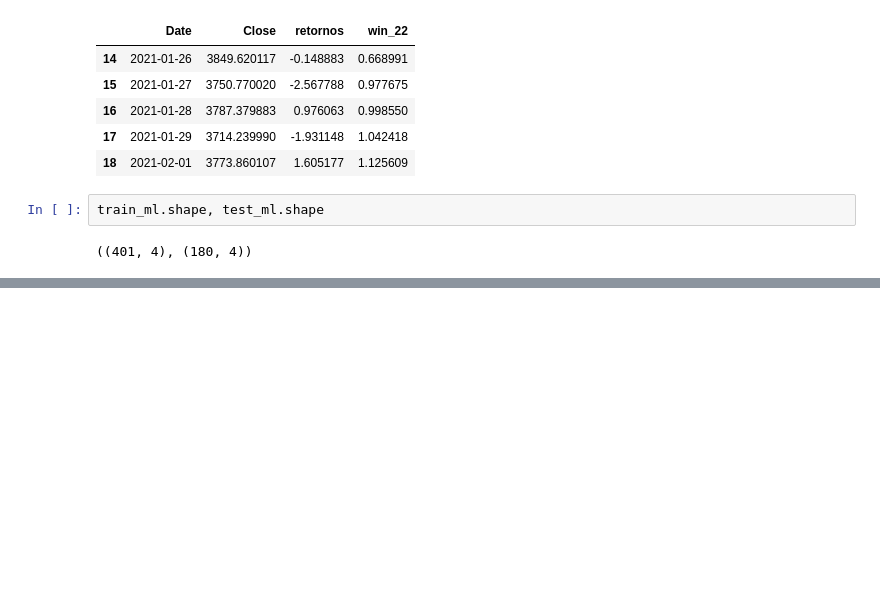
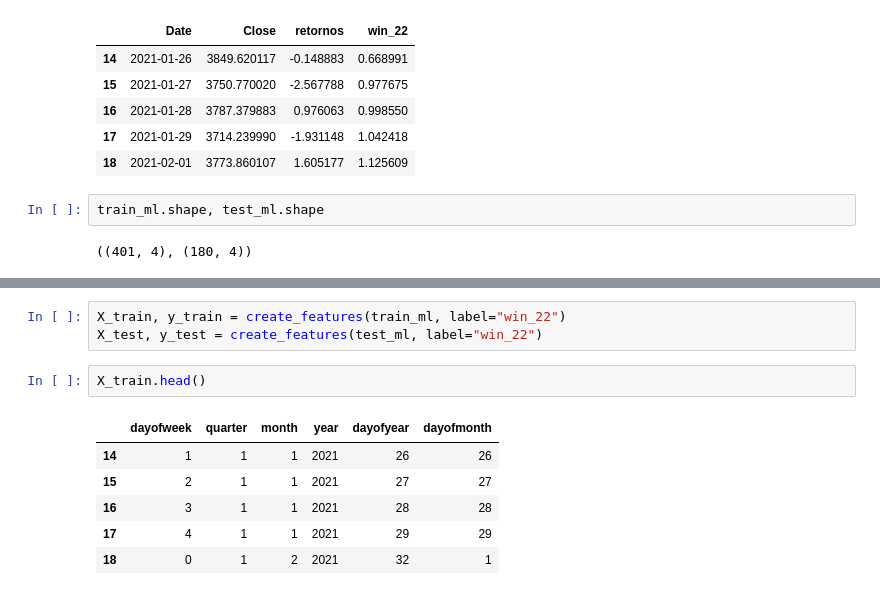
Before and after one commit to juanguzman2/Prediccion-del-indice-SyP500-mediante-XGBOOST-y-el-modelo-GARCH, a Jupyter notebook: Prediccion/prediccion_serie_tiempo.ipynb, the cells around one changed output, grey strips where cells are left out. Cells and saved outputs as stored; diff of their text form; blank space fills up the shorter version.

```diff
--- a/Prediccion/prediccion_serie_tiempo.ipynb
+++ b/Prediccion/prediccion_serie_tiempo.ipynb
@@ -434,0 +451,12 @@ train_ml.shape, test_ml.shape
+# %%
+X_train, y_train = create_features(train_ml, label="win_22")
+X_test, y_test = create_features(test_ml, label="win_22")
+# %%
+X_train.head()
+# %% [output]
+|  | dayofweek | quarter | month | year | dayofyear | dayofmonth |
+| 14 | 1 | 1 | 1 | 2021 | 26 | 26 |
+| 15 | 2 | 1 | 1 | 2021 | 27 | 27 |
+| 16 | 3 | 1 | 1 | 2021 | 28 | 28 |
+| 17 | 4 | 1 | 1 | 2021 | 29 | 29 |
+| 18 | 0 | 1 | 2 | 2021 | 32 | 1 |
```
Also changed, not shown: parts of 10 cells of this notebook.
